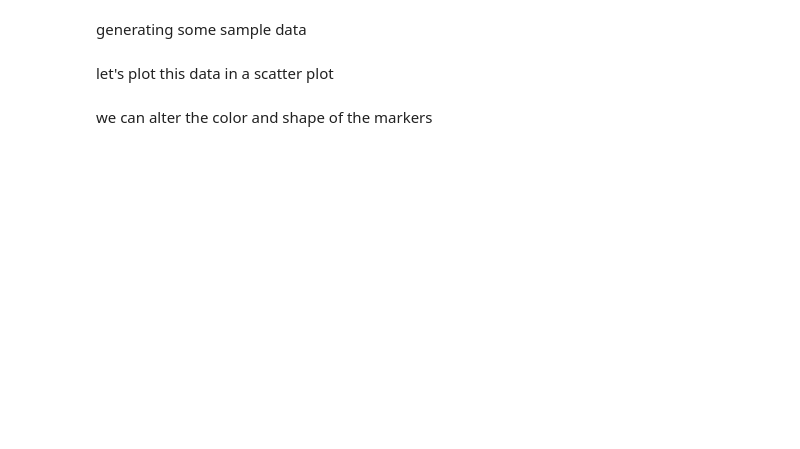
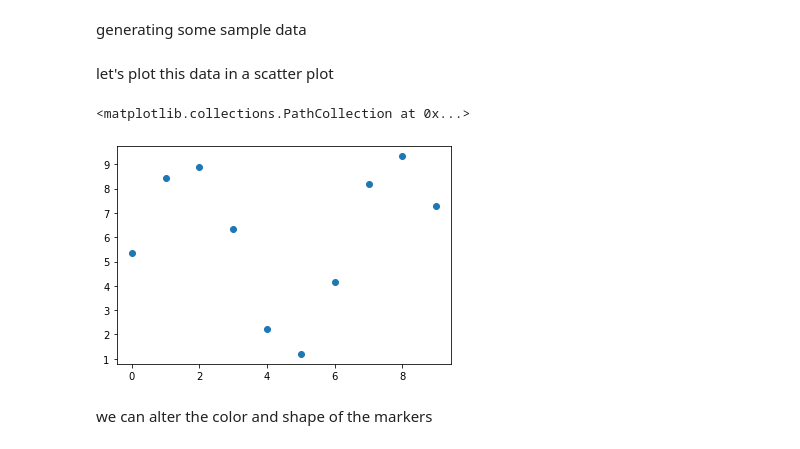
Before and after one commit to croppers/data_science_workshop, a Jupyter notebook: chapter_1/learn_matplotlib_blank.ipynb, the cells around one changed output. Cells and saved outputs as stored; diff of their text form; code cells hidden in the pictures; blank space fills up the shorter version.

```diff
--- a/chapter_1/learn_matplotlib_blank.ipynb
+++ b/chapter_1/learn_matplotlib_blank.ipynb
@@ -1,6 +5,15 @@
 # %% [markdown]
 generating some sample data
+# %%
+x = np.arange(0, 10,)
+noise = 0.2*np.random.rand(10)
+y = 4*(np.sin(x) + noise) + 5
 # %% [markdown]
 let's plot this data in a scatter plot
+# %%
+plt.scatter(x, y)
+# %% [output]
+<matplotlib.collections.PathCollection at 0x...>
+[figure, added]
 # %% [markdown]
 we can alter the color and shape of the markers
```
Also changed, not shown: parts of 7 cells of this notebook, 10 other files.
